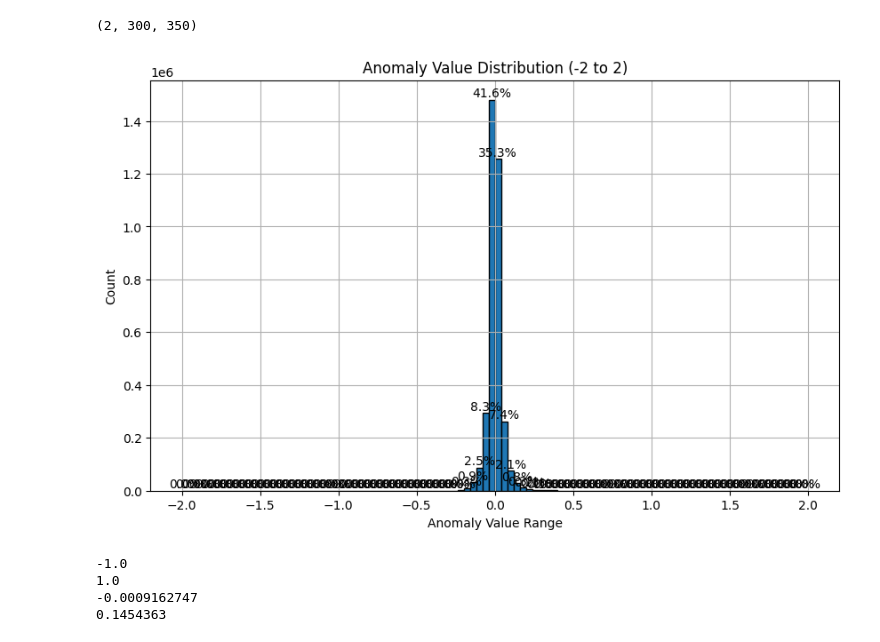
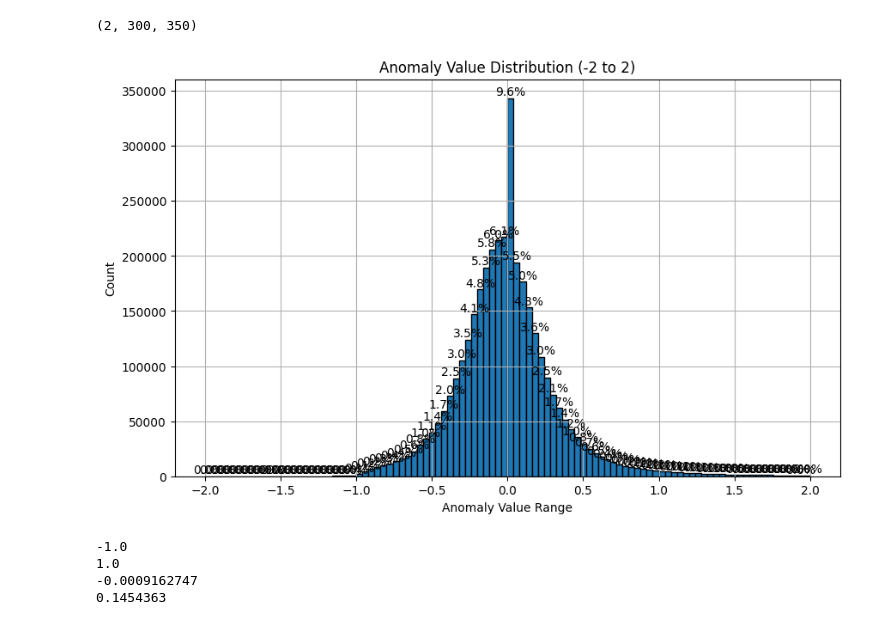
Before and after one commit to firedfary/HydroSynth, a Jupyter notebook: process/model_data.ipynb, the cells around one changed output. Cells and saved outputs as stored; diff of their text form; code cells hidden in the pictures.

```diff
--- a/process/model_data.ipynb
+++ b/process/model_data.ipynb
@@ -29,12 +29,12 @@ import os
 HDF5_USE_FILE_LOCKING=False
 
 data_all = []
-file_name_list = utils.read_nc_to_npy(199309,201104)
+file_name_list = utils.read_nc_to_npy(199401,201108)
 print('总计月份：', len(file_name_list))
 for f in file_name_list:
     try:
         selected_data = xarray.open_dataset(f)[['tp', 'h500', 'slp', 't2m', 't850', 'u850', 'v850']].sel(longitude=slice(70, 140), latitude=slice(60, 0))
-        nth_data = selected_data.isel(time=4)
+        nth_data = selected_data.isel(time=1)
         data_all.append(nth_data.to_array().to_numpy())
     except Exception as e:
         print(f"处理文件 {f} 时出现错误: {e}, 跳过该文件。")
@@ -240,9 +240,9 @@ new_anomaly = normalizer1.transform(anomaly_np)
 # Convert back to tensor if needed
 new_anomaly = torch.from_numpy(new_anomaly)
 # %%
-utils.plot_anomaly_distribution(new_anomaly, -2, 2, 100)
+utils.plot_anomaly_distribution(anomaly, -2, 2, 100)
 # %% [output]
-[figure, old version]
+[figure, new version]
 # %%
 new_anomaly = np.clip(anomaly/5, -1, 1)
 # %%
```
Also changed, not shown: parts of 2 cells of this notebook, 4 other files.
